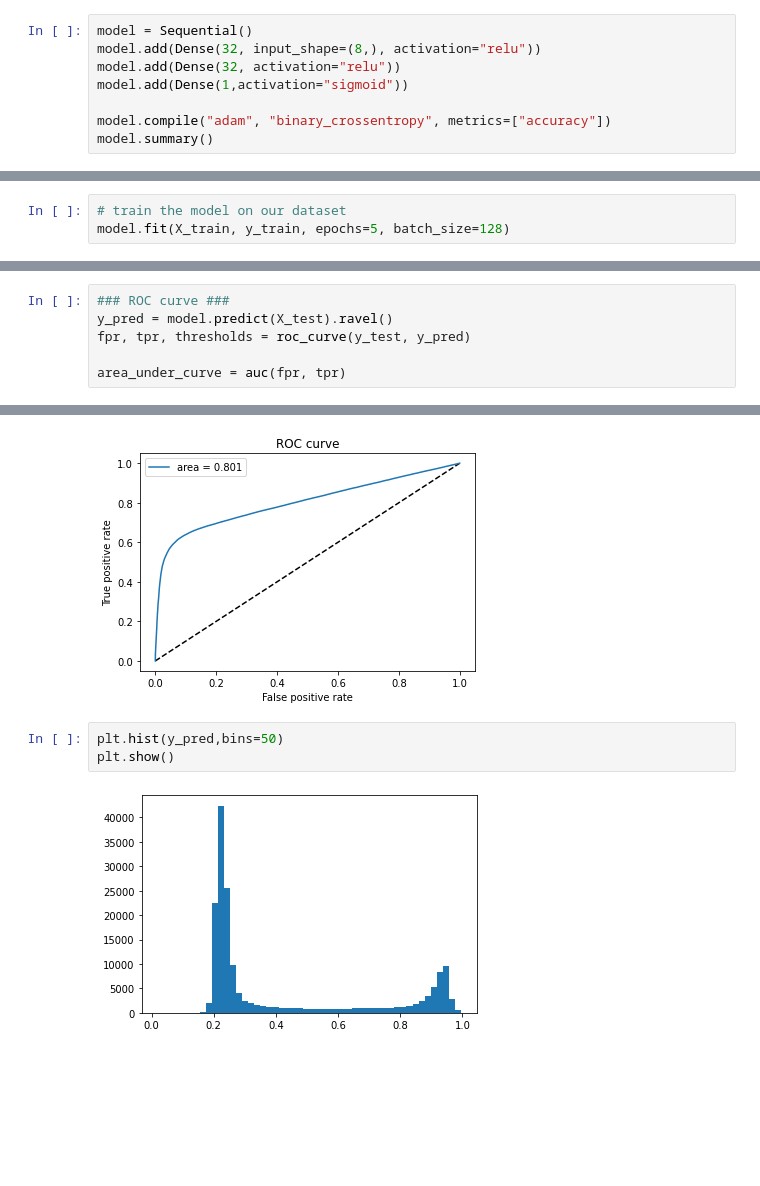
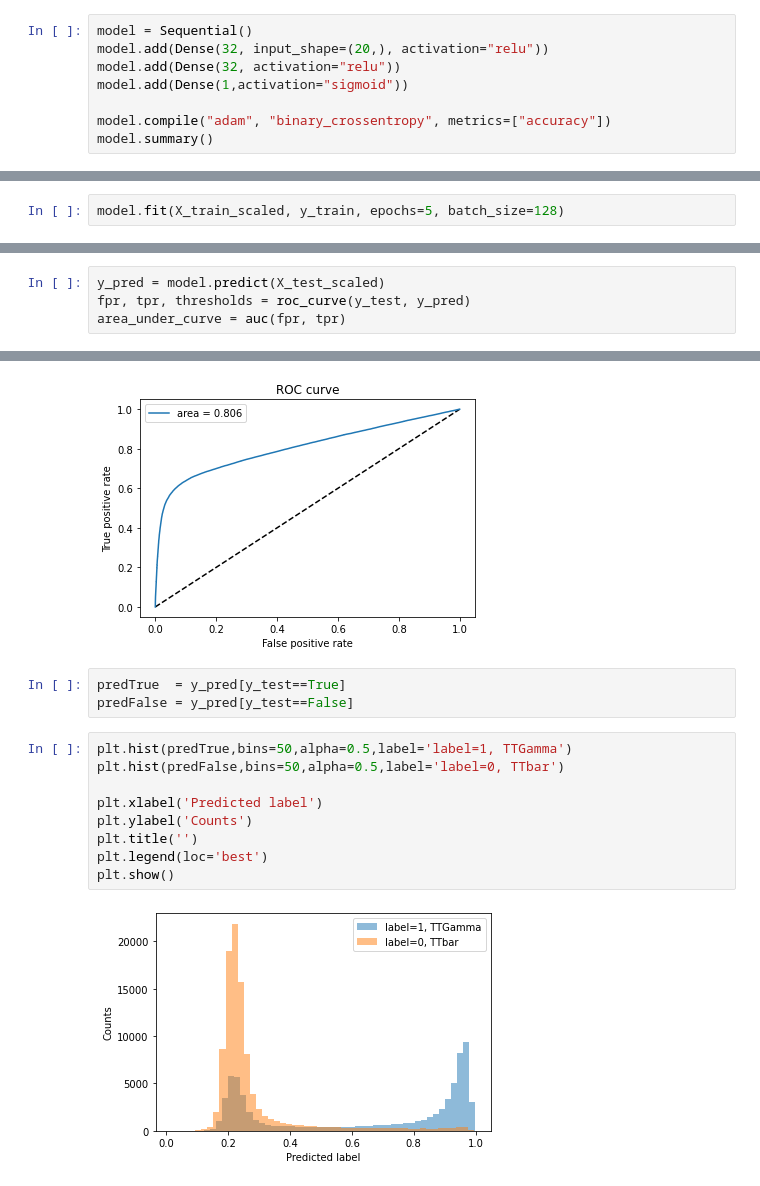
Before and after one commit to nbraukman/TTGTTBClassification, a Jupyter notebook: PhotonClassification.ipynb, the cells around one changed output, grey strips where cells are left out. Cells and saved outputs as stored; diff of their text form; blank space fills up the shorter version.

```diff
--- a/PhotonClassification.ipynb
+++ b/PhotonClassification.ipynb
@@ -491,6 +532,6 @@ print(np.std(df.pt))  # ~1
 # %%
 model = Sequential()
-model.add(Dense(32, input_shape=(8,), activation="relu"))
+model.add(Dense(32, input_shape=(20,), activation="relu"))
 model.add(Dense(32, activation="relu"))
 model.add(Dense(1,activation="sigmoid"))
 
@@ -512,7 +553,6 @@ Trainable params: 1,377
 Non-trainable params: 0
 _________________________________________________________________
 # %%
-# train the model on our dataset
-model.fit(X_train, y_train, epochs=5, batch_size=128)
+model.fit(X_train_scaled, y_train, epochs=5, batch_size=128)
 # %% [output]
 Epoch 1/5
@@ -529,8 +575,6 @@ Epoch 5/5
 # %%
-### ROC curve ###
-y_pred = model.predict(X_test).ravel()
+y_pred = model.predict(X_test_scaled)
 fpr, tpr, thresholds = roc_curve(y_test, y_pred)
-
 area_under_curve = auc(fpr, tpr)
 # %%
 plt.plot([0,1], [0,1], 'k--')
@@ -543,8 +587,17 @@ plt.legend(loc='best')
 plt.show()
 # %% [output]
 [figure]
-# %%
-plt.hist(y_pred,bins=50)
-plt.show()
-# %% [output]
-[figure, removed]
+# %%
+predTrue  = y_pred[y_test==True]
+predFalse = y_pred[y_test==False]
+# %%
+plt.hist(predTrue,bins=50,alpha=0.5,label='label=1, TTGamma')
+plt.hist(predFalse,bins=50,alpha=0.5,label='label=0, TTbar')
+
+plt.xlabel('Predicted label')
+plt.ylabel('Counts')
+plt.title('')
+plt.legend(loc='best')
+plt.show()
+# %% [output]
+[figure, added]
```
Also changed, not shown: parts of 50 cells of this notebook.
